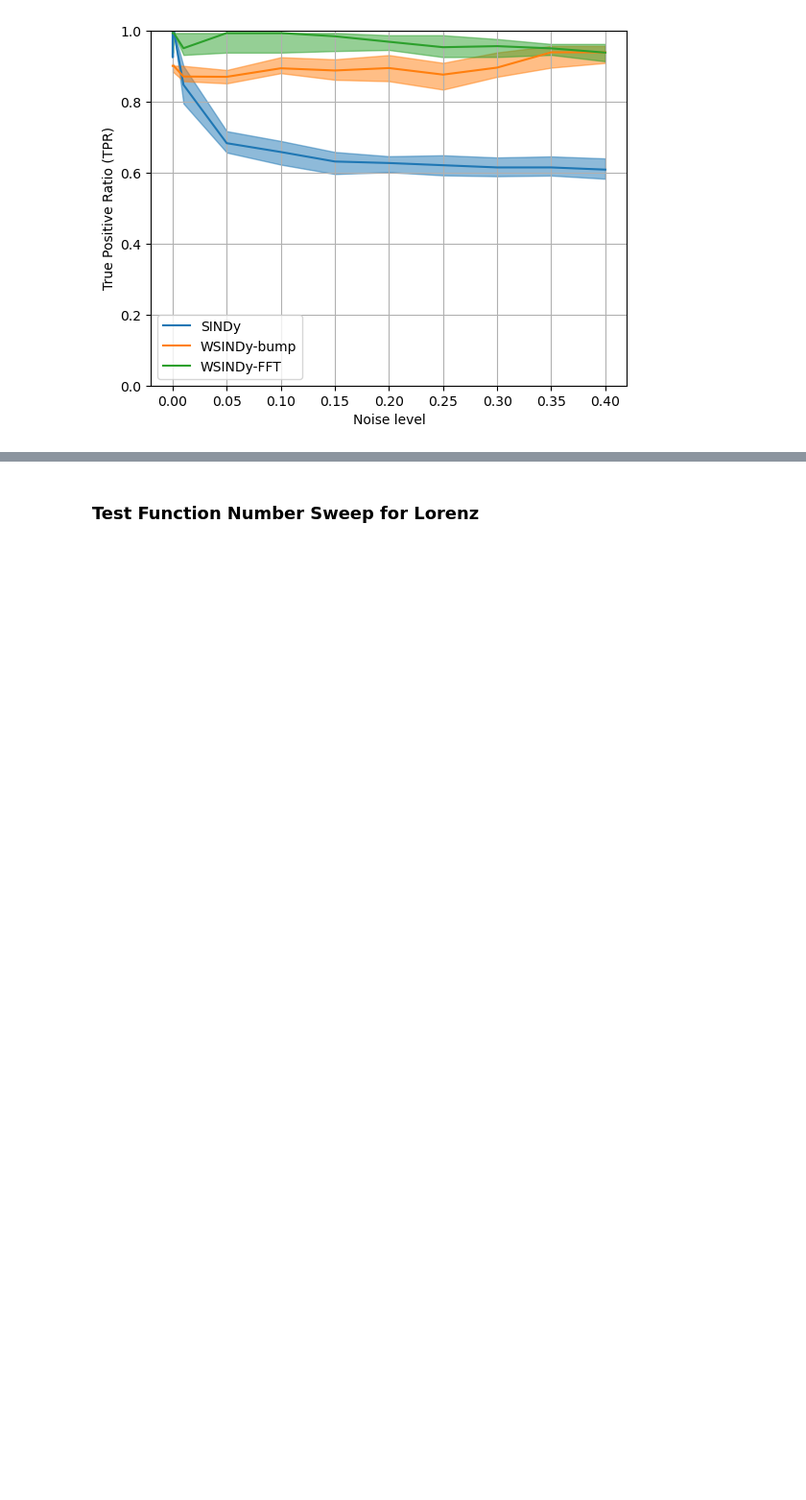
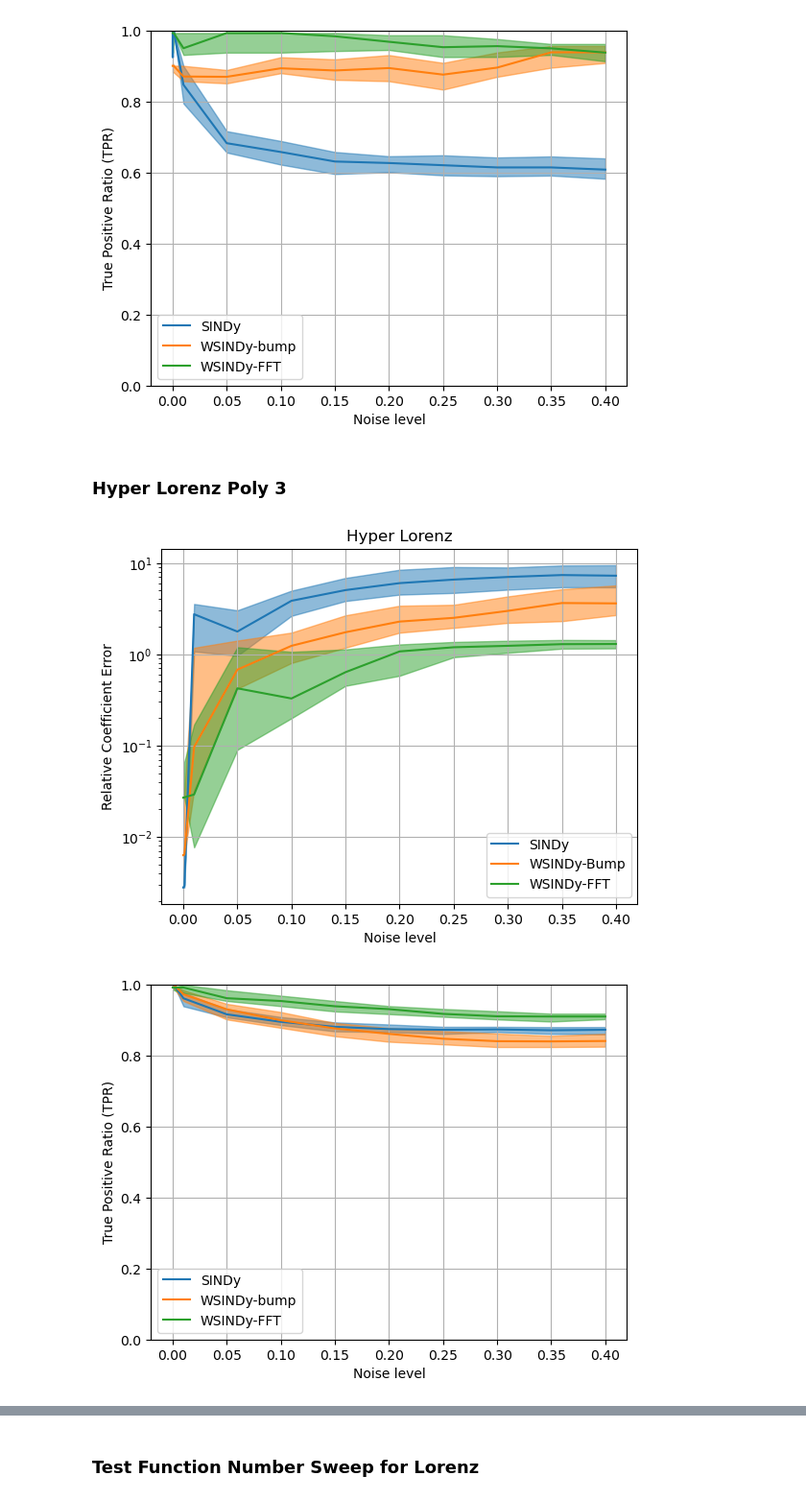
Before and after one commit to Zhiheng-Chen/FourierWeakSINDy, a Jupyter notebook: plots.ipynb, the cells around one changed output, grey strips where cells are left out. Shown at 96% size. Cells and saved outputs as stored; diff of their text form; code cells hidden in the pictures; blank space fills up the shorter version.

Commit message:
Hyperchaotic Jha

```diff
--- a/plots.ipynb
+++ b/plots.ipynb
@@ -429,3 +429,50 @@ plt.show()
 # %% [output]
 [figure]
 [figure]
+# %% [markdown]
+### Hyper Lorenz Poly 3
+# %%
+# ---load data---
+data = loadmat("ResultsLog/hyperLorenz_poly3.mat")
+
+arr_sig_NR = data["arr_sig_NR"].flatten()
+arr_w_SINDy = data["arr_w_SINDy"]
+arr_w_bump = data["arr_w_bumpWSINDy"]
+arr_w_fft = data["arr_w_FFTWSINDy"]
+w_true = data["w_true"]
+
+# ---statistics---
+res_SINDy = batchErrorEval(w_true,arr_w_SINDy)
+res_bump = batchErrorEval(w_true,arr_w_bump)
+res_fft = batchErrorEval(w_true,arr_w_fft)
+
+# ---Noise level vs. coefficient error---
+plt.figure()
+plotWithQuartiles(arr_sig_NR,res_SINDy["error_mean"],res_SINDy["error_q1"],res_SINDy["error_q3"],"SINDy","C0")
+plotWithQuartiles(arr_sig_NR,res_bump["error_mean"],res_bump["error_q1"],res_bump["error_q3"],"WSINDy-Bump","C1")
+plotWithQuartiles(arr_sig_NR, res_fft["error_mean"],res_fft["error_q1"],res_fft["error_q3"],"WSINDy-FFT","C2")
+# plt.xscale("log")
+plt.yscale("log")
+plt.xlabel("Noise level")
+plt.ylabel("Relative Coefficient Error")
+plt.title("Hyper Lorenz")
+plt.legend()
+plt.grid(True)
+
+# ---Noise level vs. TPR---
+plt.figure()
+plt.ylim(0,1.0)
+plotWithQuartiles(arr_sig_NR,res_SINDy["TPR_mean"],res_SINDy["TPR_q1"],res_SINDy["TPR_q3"],"SINDy","C0")
+plotWithQuartiles(arr_sig_NR, res_bump["TPR_mean"],res_bump["TPR_q1"],res_bump["TPR_q3"],"WSINDy-bump","C1")
+plotWithQuartiles(arr_sig_NR, res_fft["TPR_mean"],res_fft["TPR_q1"],res_fft["TPR_q3"],"WSINDy-FFT","C2")
+# plt.xscale("log")
+# plt.yscale("log")
+plt.xlabel("Noise level")
+plt.ylabel("True Positive Ratio (TPR)")
+plt.legend()
+plt.grid(True)
+
+plt.show()
+# %% [output]
+[figure, added]
+[figure, added]
```
Also changed, not shown: parts of 2 cells of this notebook, 6 other files.
